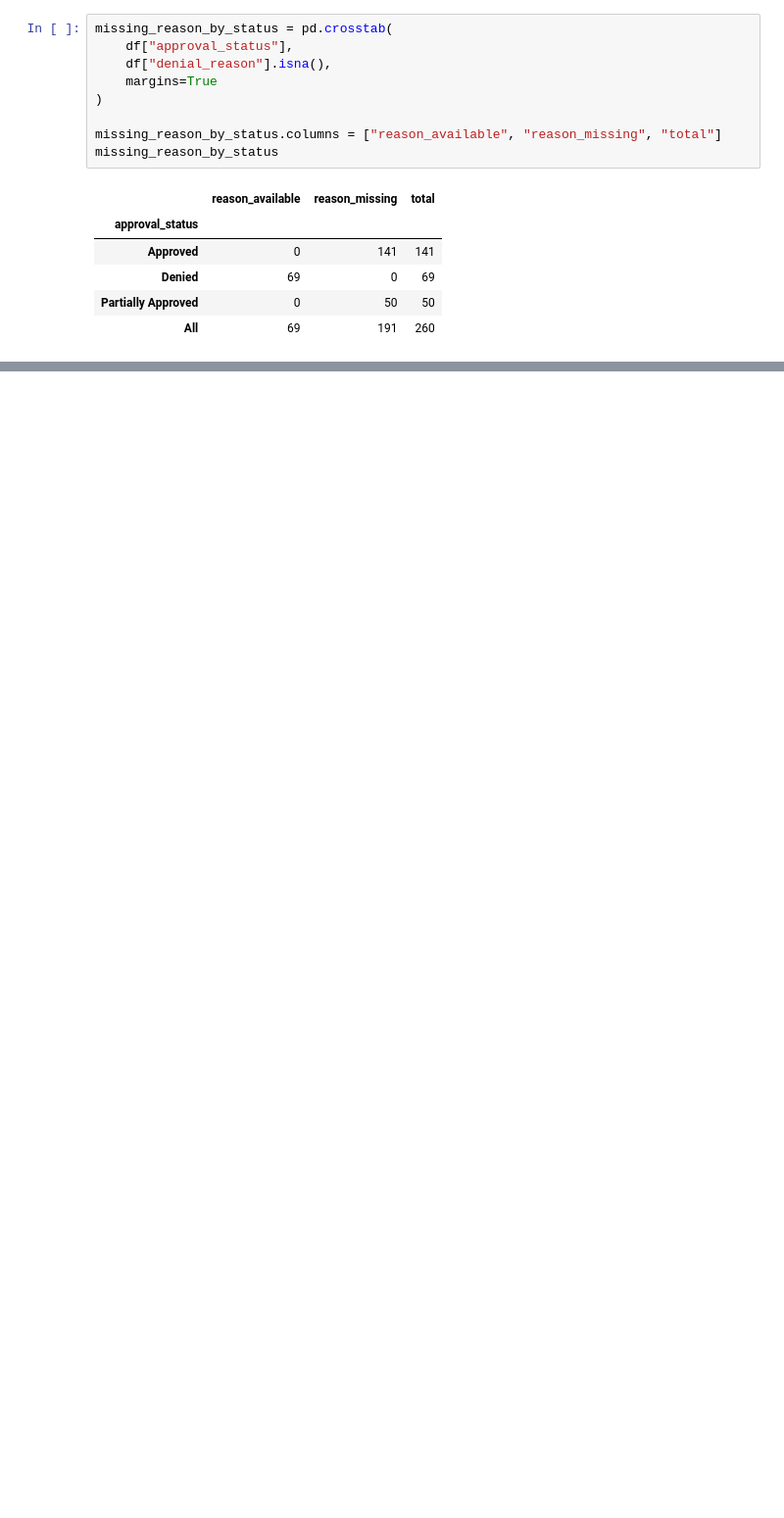
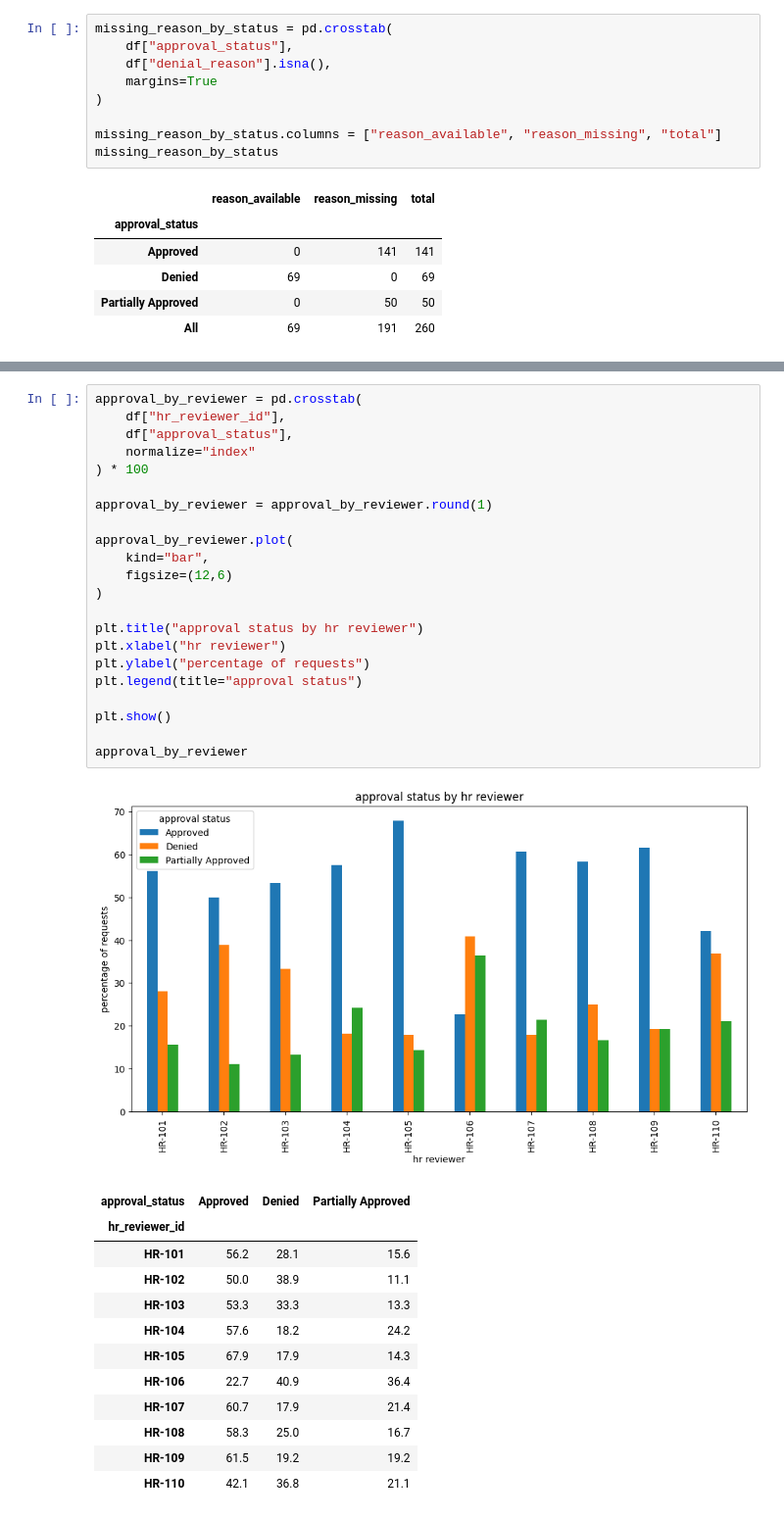
Before and after one commit to MSagri05/IAT461-Final-Project, a Jupyter notebook: workplace_accommodation_analysis.ipynb, the cells around one changed output, grey strips where cells are left out. Shown at 98% size. Drawn from its saved outputs; the diff is of its cells as text; blank space fills up the shorter version.

```diff
--- a/workplace_accommodation_analysis.ipynb
+++ b/workplace_accommodation_analysis.ipynb
@@ -252,0 +412,36 @@ For this reason, these missing values will not be filled using the mean, median,
+# %%
+approval_by_reviewer = pd.crosstab(
+    df["hr_reviewer_id"],
+    df["approval_status"],
+    normalize="index"
+) * 100
+
+approval_by_reviewer = approval_by_reviewer.round(1)
+
+approval_by_reviewer.plot(
+    kind="bar",
+    figsize=(12,6)
+)
+
+plt.title("approval status by hr reviewer")
+plt.xlabel("hr reviewer")
+plt.ylabel("percentage of requests")
+plt.legend(title="approval status")
+
+plt.show()
+
+approval_by_reviewer
+# %% [output]
+[figure, added]
+| approval_status | Approved | Denied | Partially Approved |
+| hr_reviewer_id |  |  |  |
+| HR-101 | 56.2 | 28.1 | 15.6 |
+| HR-102 | 50.0 | 38.9 | 11.1 |
+| HR-103 | 53.3 | 33.3 | 13.3 |
+| HR-104 | 57.6 | 18.2 | 24.2 |
+| HR-105 | 67.9 | 17.9 | 14.3 |
+| HR-106 | 22.7 | 40.9 | 36.4 |
+| HR-107 | 60.7 | 17.9 | 21.4 |
+| HR-108 | 58.3 | 25.0 | 16.7 |
+| HR-109 | 61.5 | 19.2 | 19.2 |
+| HR-110 | 42.1 | 36.8 | 21.1 |
```
Also changed, not shown: parts of 41 cells of this notebook.
